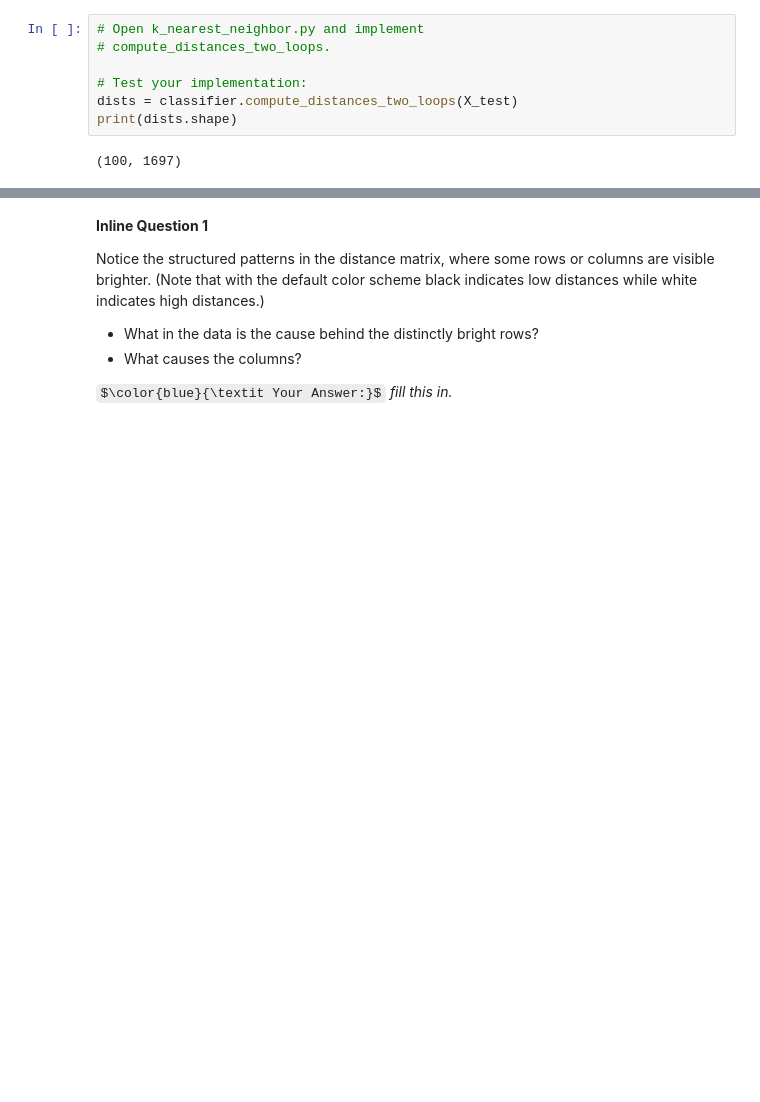
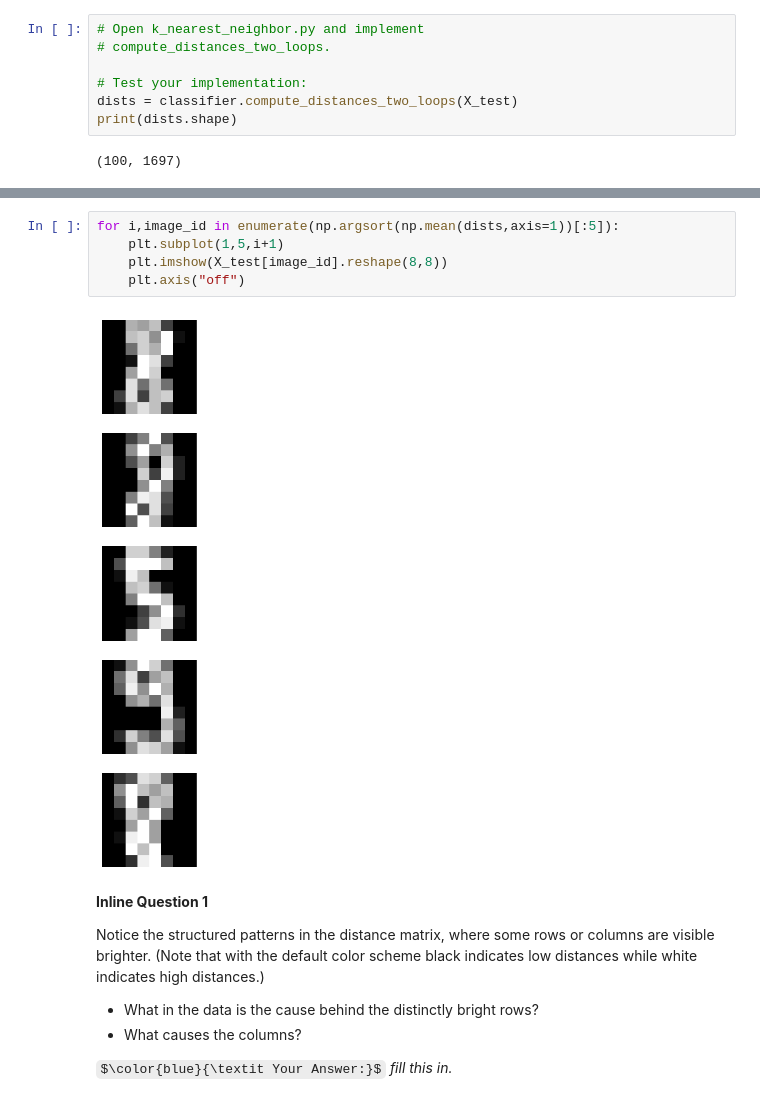
Before and after one commit to NMashalov/GirafeMLAutumn2024, a Jupyter notebook: homeworks/assignment01_knn/knn_assignment_0_01.ipynb, the cells around one changed output, grey strips where cells are left out. Saved outputs shown, nothing was run; the diff lists cells and outputs as text; some formulas as TeX source; blank space fills up the shorter version.

```diff
--- a/homeworks/assignment01_knn/knn_assignment_0_01.ipynb
+++ b/homeworks/assignment01_knn/knn_assignment_0_01.ipynb
@@ -162,3 +167,10 @@ plt.show()
+# %%
+for i,image_id in enumerate(np.argsort(np.mean(dists,axis=1))[:5]):
+    plt.subplot(1,5,i+1)
+    plt.imshow(X_test[image_id].reshape(8,8))
+    plt.axis("off")
+# %% [output]
+[figure, added]
 # %% [markdown]
 **Inline Question 1**
 
```
Also changed, not shown: parts of 5 cells of this notebook, 8 other files.
